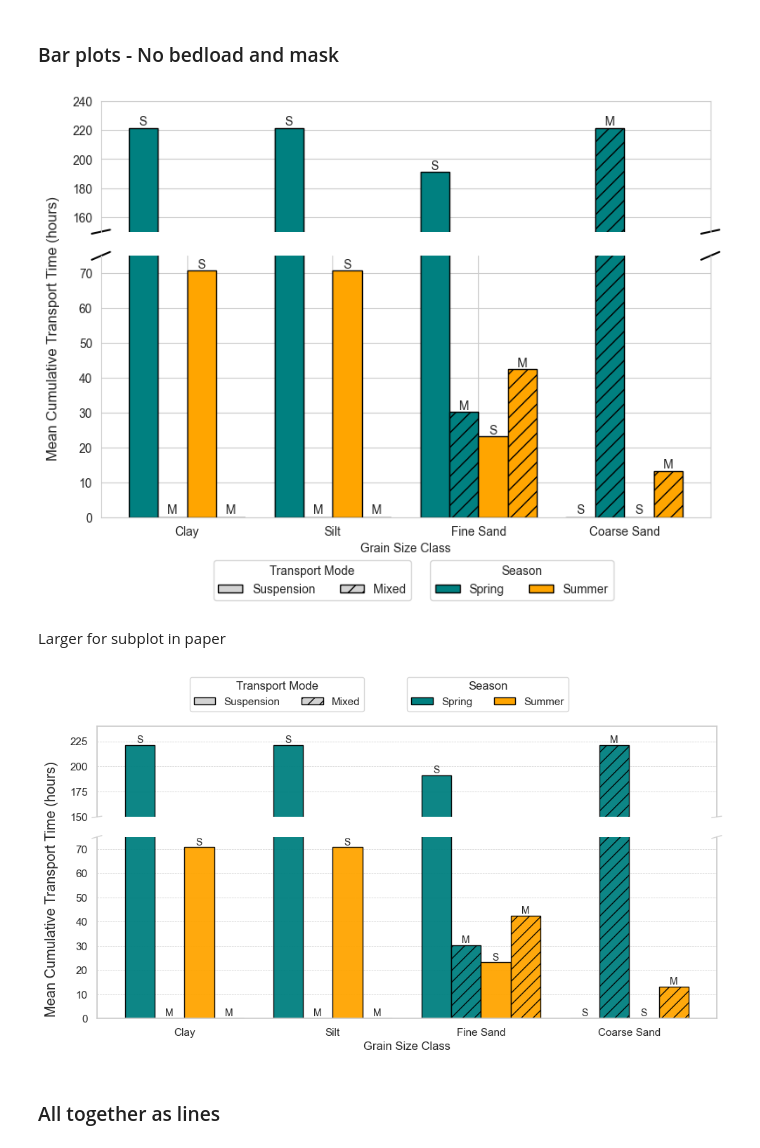
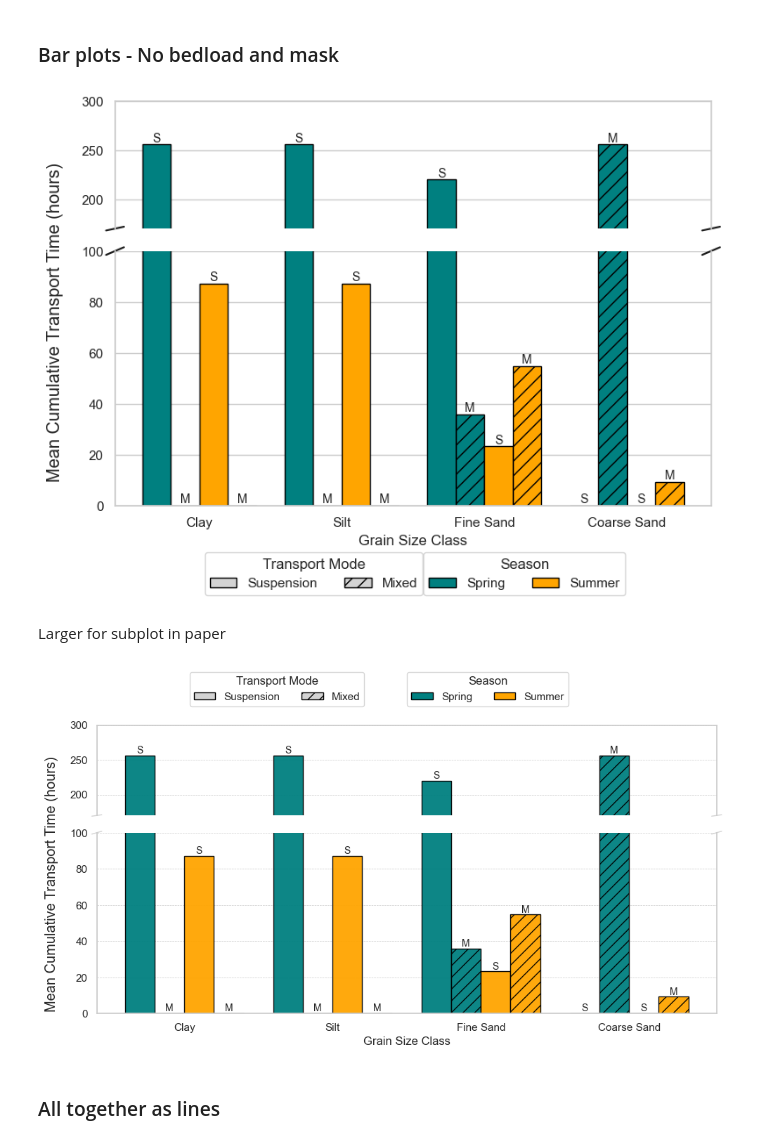
Before and after one commit to nicole-hucke/sediment_trap_paper, a Jupyter notebook: data_analysis/modes_of_transport/modes_of_transport_analysis.ipynb, the cells around one changed output. Drawn from its saved outputs; the diff is of its cells as text; code cells hidden in the pictures.

Commit message:
updating u*/ws plots and VHF periods for final version

```diff
--- a/data_analysis/modes_of_transport/modes_of_transport_analysis.ipynb
+++ b/data_analysis/modes_of_transport/modes_of_transport_analysis.ipynb
@@ -10,7 +10,8 @@ from scipy.stats import linregress
 
 # read in the data, parse the dates, and set the index
 df = pd.read_csv('../../data/shear_velocity/shear_velocity_2023.csv', parse_dates=['Date_Time'], index_col='Date_Time')
-vhf_periods = pd.read_csv('../suspension_hyp_averages/exceedance_periods/turb_exceedance_samples.csv', )
+#vhf_periods = pd.read_csv('../suspension_hyp_averages/exceedance_periods/turb_exceedance_samples.csv')
+vhf_periods = pd.read_csv('../suspension_hyp_averages/exceedance_periods/turbidity_threshold_exceedance_periods.csv')
 # separate by season
 spring = df['2023-03-01':'2023-06-21'].copy()
 summer = df['2023-06-22':'2023-09-21'].copy()
@@ -39,8 +40,11 @@ spring.loc[:, '330'] = df['u*'] / 0.03616
 spring.loc[:, '390'] = df['u*'] / 0.04513
 spring.loc[:, '460'] = df['u*'] / 0.05581
 spring.loc[:, '500'] = df['u*'] / 0.06183
+spring.loc[:, '550'] = df['u*'] / 0.06936
 spring.loc[:, '600'] = df['u*'] / 0.07679
+spring.loc[:, '650'] = df['u*'] / 0.08411
 spring.loc[:, '700'] = df['u*'] / 0.09129
+spring.loc[:, '750'] = df['u*'] / 0.09831
 spring.loc[:, '850'] = df['u*'] / 0.11186
 spring.loc[:, '900'] = df['u*'] / 0.11836
 spring.loc[:, '1000'] = df['u*'] / 0.13080
@@ -256,8 +243,11 @@ summer.loc[:, '330'] = df['u*'] / 0.04032
 summer.loc[:, '390'] = df['u*'] / 0.05011
 summer.loc[:, '460'] = df['u*'] / 0.06167
 summer.loc[:, '500'] = df['u*'] / 0.06815
+summer.loc[:, '550'] = df['u*'] / 0.07622
 summer.loc[:, '600'] = df['u*'] / 0.08416
+summer.loc[:, '650'] = df['u*'] / 0.09193
 summer.loc[:, '700'] = df['u*'] / 0.09952
+summer.loc[:, '750'] = df['u*'] / 0.10692
 summer.loc[:, '850'] = df['u*'] / 0.12107
 summer.loc[:, '900'] = df['u*'] / 0.12782
 summer.loc[:, '1000'] = df['u*'] / 0.14065
@@ -1872,11 +1867,11 @@ fig, (ax1, ax2) = plt.subplots(2, 1, figsize=(8, 5.5), gridspec_kw={'height_rati
 fig.subplots_adjust(hspace=0.05)
 
 # axis break limits
-break_min = 75
-break_max = 150
+break_min = 100
+break_max = 170
 
 # set y-axis limits for the broken parts
-ax1.set_ylim(break_max, 240)  # upper part of the y-axis
+ax1.set_ylim(break_max, 300)  # upper part of the y-axis
 ax2.set_ylim(0, break_min)   # lower part of the y-axis
 
 # hide spines and ticks to create the break effect
@@ -1957,34 +1952,36 @@ for i, season in enumerate(seasons):
                     va='bottom',
                     fontsize=10
                 )
 
 
 # set x-ticks and labels on the bottom subplot (ax2)
 ax2.set_xticks(x)
 ax2.set_xticklabels(grain_classes)
 ax2.set_xlabel('Grain Size Class')
+# hide vertical gridlines
+ax2.grid(False, axis='x')
 # set y axis
 fig.supylabel('Mean Cumulative Transport Time (hours)')
 
 # create legend elements for hatches (modes) and colors (seasons)
 # hatch legend
 hatch_legend_elements = [
     Patch(facecolor='lightgray', hatch=hatches[mode], edgecolor='black', label=mode) for mode in modes
 ]
 fig.legend(handles=hatch_legend_elements, title='Transport Mode', loc='lower center', bbox_to_anchor=(0.4, -0.08), ncol=len(modes))
 
 # season legend
 season_legend_elements = [
     Patch(facecolor=season_colors[season], edgecolor='black', label=season) for season in seasons
 ]
 fig.legend(handles=season_legend_elements, title='Season', loc='lower center', bbox_to_anchor=(0.7, -0.08), ncol=len(seasons))
 
 plt.tight_layout()
 plt.savefig('masked/transport_time_barplot.png', dpi=1000, bbox_inches='tight')
 
 plt.show()
 # %% [output]
-[figure, old version]
+[figure, new version]
 # %% [markdown]
 Larger for subplot in paper
 # %%
@@ -2011,11 +2008,11 @@ fig, (ax1, ax2) = plt.subplots(2, 1, figsize=(10, 5), gridspec_kw={'height_ratio
 fig.subplots_adjust(hspace=0.05)
 
 # axis break limits
-break_min = 75
-break_max = 150
+break_min = 100
+break_max = 170
 
 # set y-axis limits for the broken parts
-ax1.set_ylim(break_max, 240)  # upper part of the y-axis
+ax1.set_ylim(break_max, 300)  # upper part of the y-axis
 ax2.set_ylim(0, break_min)   # lower part of the y-axis
 
 # hide spines and ticks to create the break effect
@@ -2131,7 +2128,7 @@ plt.savefig('masked/transport_time_barplot_flat_V2.png', dpi=1000, bbox_inches='
 
 plt.show()
 # %% [output]
-[figure, old version]
+[figure, new version]
 # %% [markdown]
 ### All together as lines
 # %%
```
Also changed, not shown: parts of 44 cells of this notebook, 35 other files.
